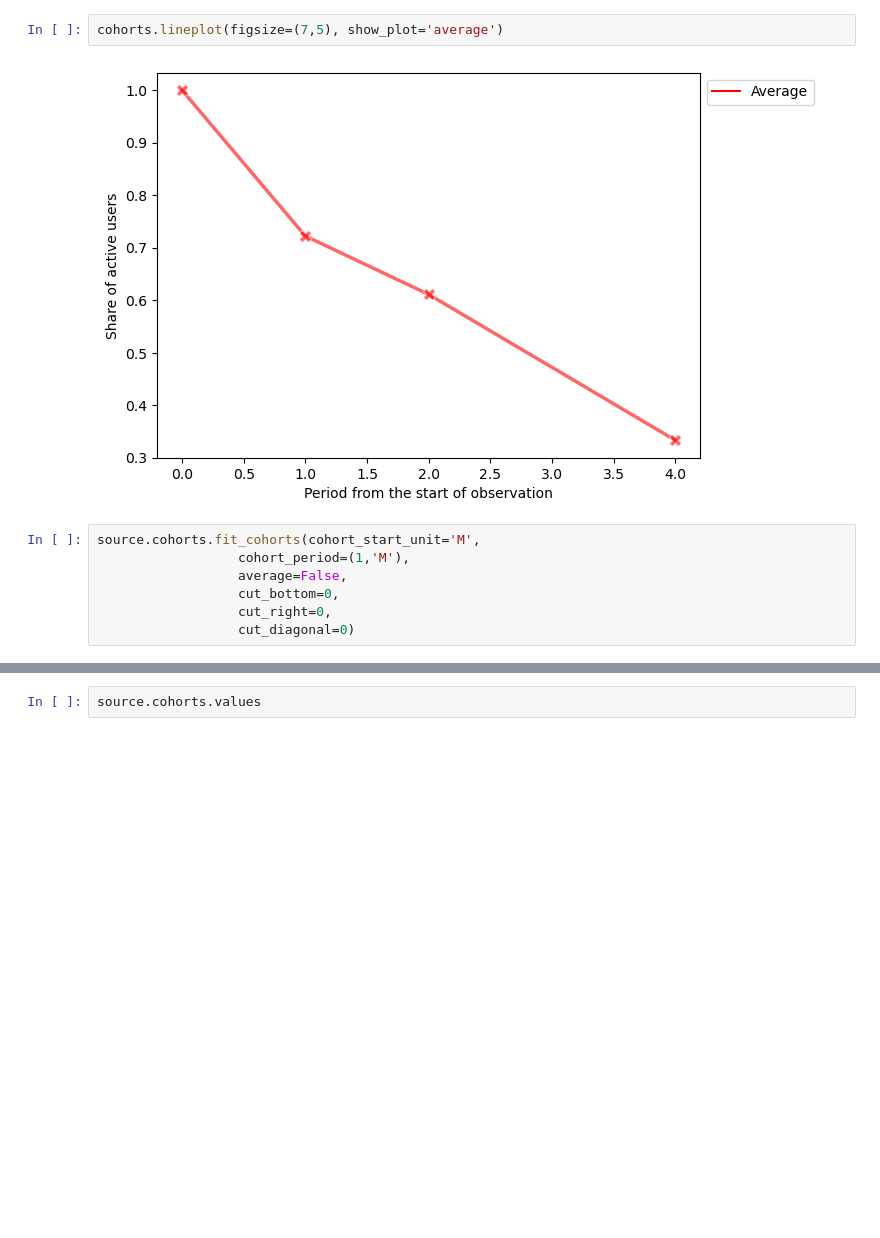
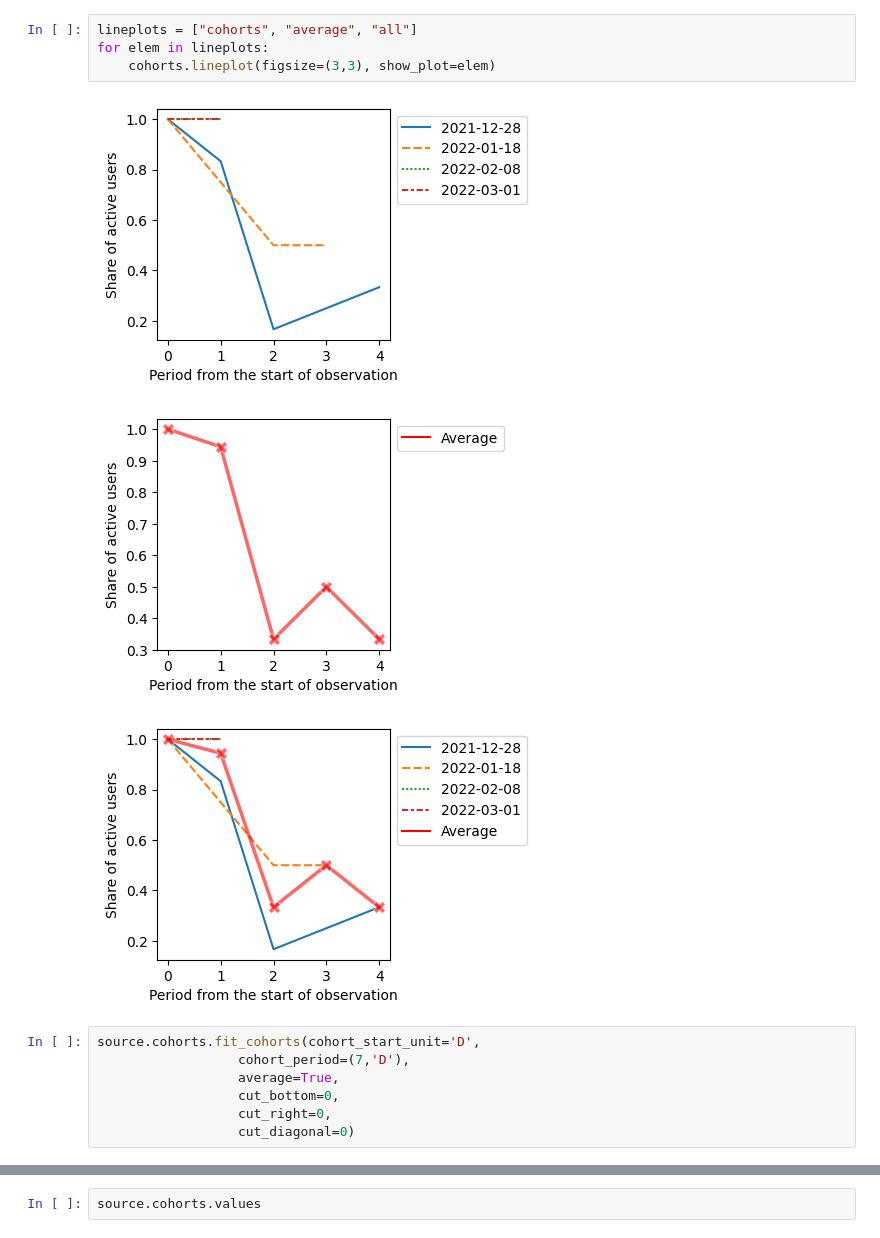
Before and after one commit to retentioneering/retentioneering-tools, a Jupyter notebook: examples/10_cohorts.ipynb, the cells around one changed output, grey strips where cells are left out. Drawn from its saved outputs; the diff is of its cells as text; blank space fills up the shorter version.

```diff
--- a/examples/10_cohorts.ipynb
+++ b/examples/10_cohorts.ipynb
@@ -84,11 +100,15 @@ cohorts.lineplot(figsize=(5,5))
-# %%
-cohorts.lineplot(figsize=(7,5), show_plot='average')
-# %% [output]
-[figure, removed]
+# %%
+lineplots = ["cohorts", "average", "all"]
+for elem in lineplots:
+    cohorts.lineplot(figsize=(3,3), show_plot=elem)
+# %% [output]
+[figure, added]
+[figure, added]
+[figure, added]
 # %%
-source.cohorts.fit_cohorts(cohort_start_unit='M',
-                  cohort_period=(1,'M'),
-                  average=False,
+source.cohorts.fit_cohorts(cohort_start_unit='D',
+                  cohort_period=(7,'D'),
+                  average=True,
                   cut_bottom=0,
                   cut_right=0,
                   cut_diagonal=0)
```
Also changed, not shown: parts of 11 cells of this notebook, 5 other files.
